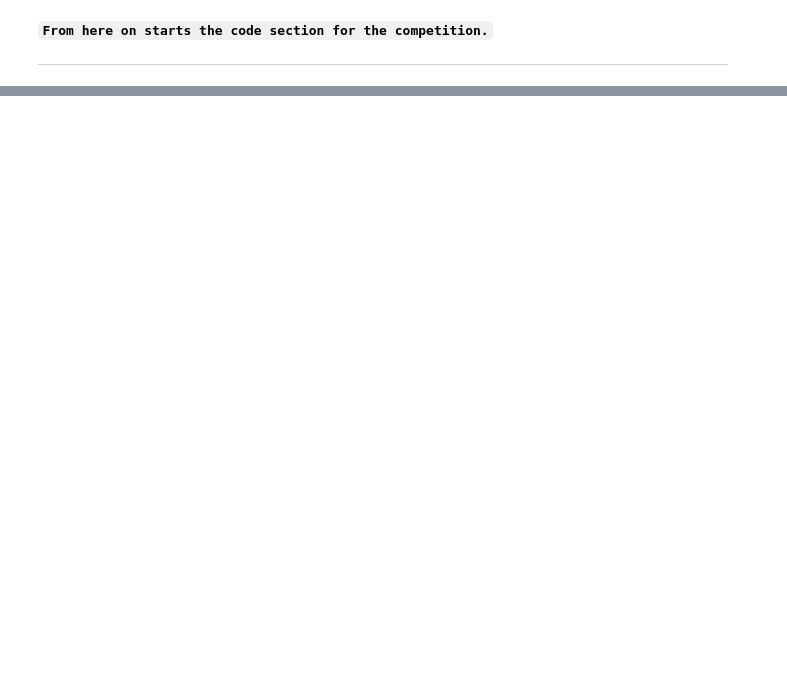
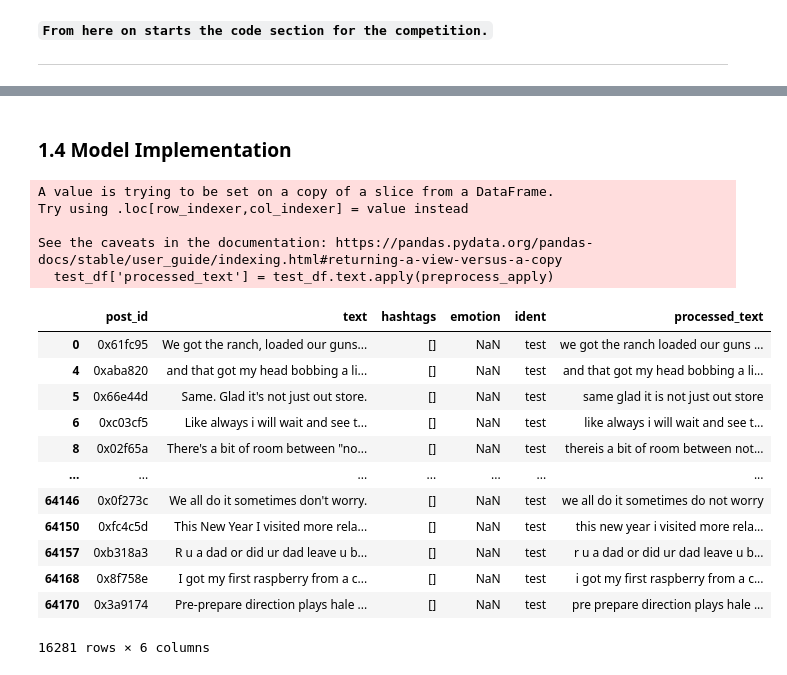
Before and after one commit to Max901028/DM2025-Lab2-Exercise, a Jupyter notebook: DM2025-Lab2-Homework.ipynb, the cells around one changed output, grey strips where cells are left out. Drawn from its saved outputs; the diff is of its cells as text; code cells hidden in the pictures; blank space fills up the shorter version.

```diff
--- a/DM2025-Lab2-Homework.ipynb
+++ b/DM2025-Lab2-Homework.ipynb
@@ -2561,0 +498,25 @@ testing accuracy: 0.4
+# %% [markdown]
+###  1.4 Model Implementation
+# %%
+# Unclassified text data
+test_df['processed_text'] = test_df.text.apply(preprocess_apply)
+test_df
+# %% [output]
+A value is trying to be set on a copy of a slice from a DataFrame.
+Try using .loc[row_indexer,col_indexer] = value instead
+
+See the caveats in the documentation: https://pandas.pydata.org/pandas-docs/stable/user_guide/indexing.html#returning-a-view-versus-a-copy
+  test_df['processed_text'] = test_df.text.apply(preprocess_apply)
+|  | post_id | text | hashtags | emotion | ident | processed_text |
+| 0 | 0x61fc95 | We got the ranch, loaded our guns... | [] | NaN | test | we got the ranch loaded our guns ... |
+| 4 | 0xaba820 | and that got my head bobbing a li... | [] | NaN | test | and that got my head bobbing a li... |
+| 5 | 0x66e44d | Same. Glad it's not just out store. | [] | NaN | test | same glad it is not just out store |
+| 6 | 0xc03cf5 | Like always i will wait and see t... | [] | NaN | test | like always i will wait and see t... |
+| 8 | 0x02f65a | There's a bit of room between "no... | [] | NaN | test | thereis a bit of room between not... |
+| ... | ... | ... | ... | ... | ... | ... |
+| 64146 | 0x0f273c | We all do it sometimes don't worry. | [] | NaN | test | we all do it sometimes do not worry |
+| 64150 | 0xfc4c5d | This New Year I visited more rela... | [] | NaN | test | this new year i visited more rela... |
+| 64157 | 0xb318a3 | R u a dad or did ur dad leave u b... | [] | NaN | test | r u a dad or did ur dad leave u b... |
+| 64168 | 0x8f758e | I got my first raspberry from a c... | [] | NaN | test | i got my first raspberry from a c... |
+| 64170 | 0x3a9174 | Pre-prepare direction plays hale ... | [] | NaN | test | pre prepare direction plays hale ... |
+16281 rows × 6 columns
```
Also changed, not shown: parts of 136 cells of this notebook, 2 other files.
